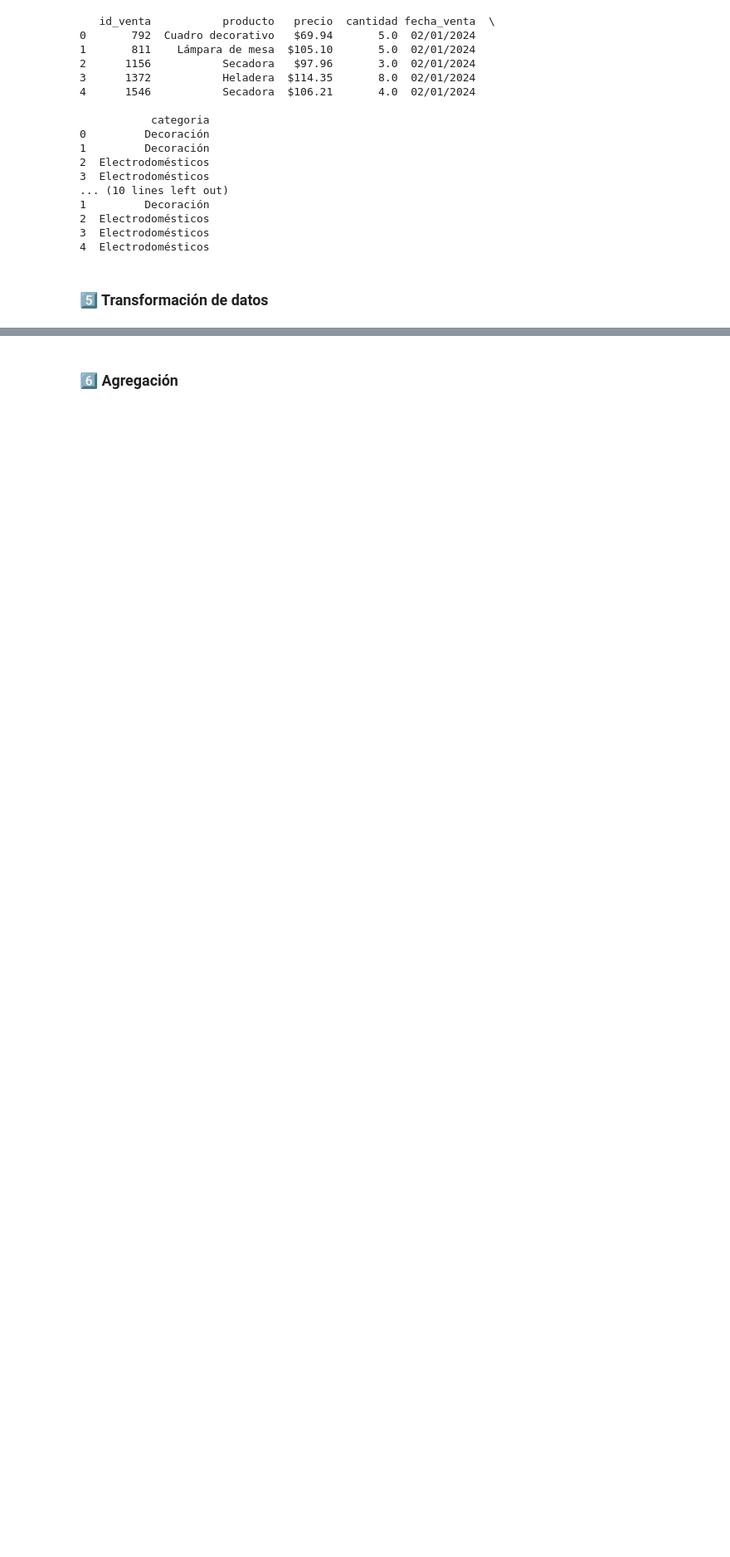
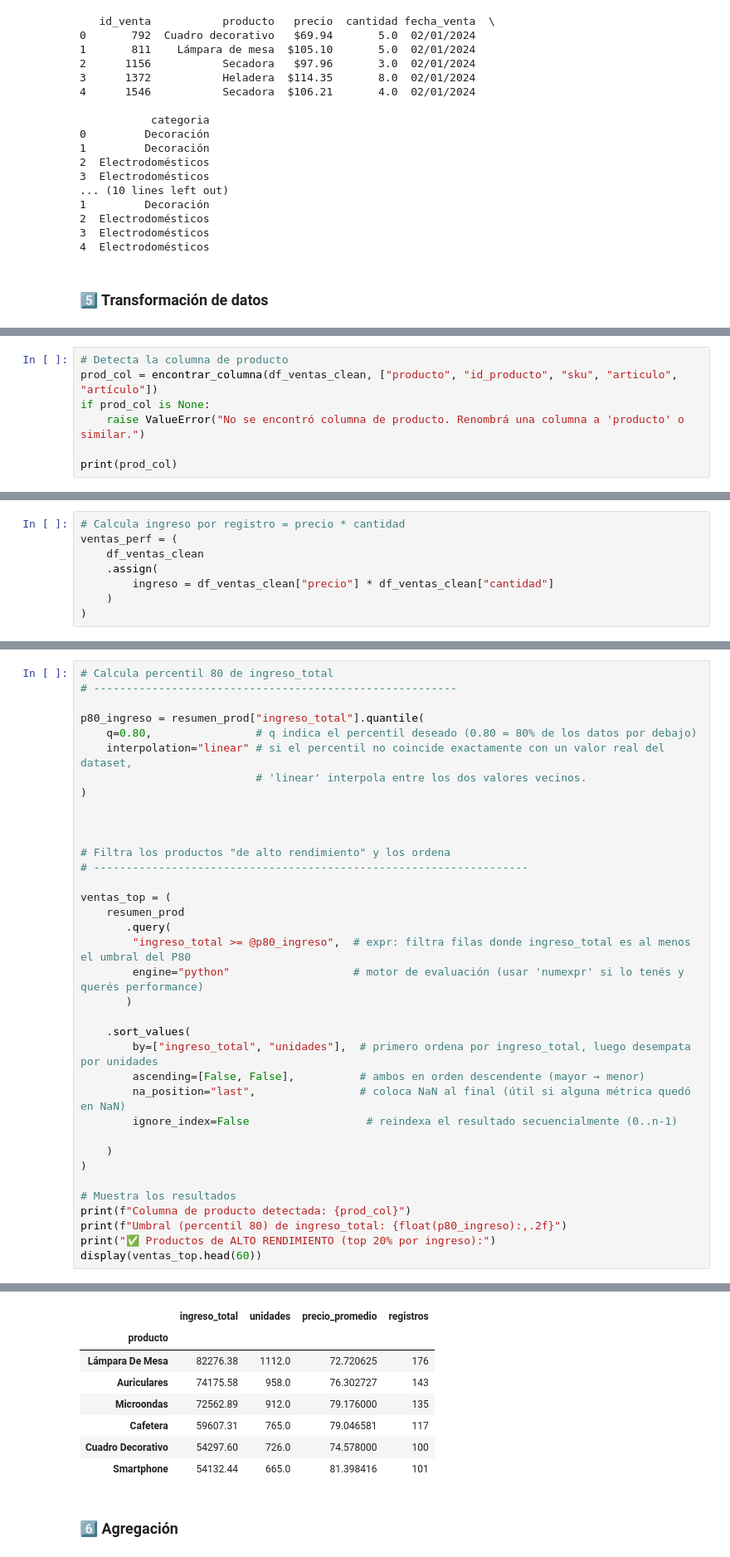
Before and after one commit to Lisa-Acosta/pre_entrega_ciencia_de_datos, a Jupyter notebook: PreEntrega.ipynb, the cells around one changed output, grey strips where cells are left out. Shown: that part at 83% size. Drawn from its saved outputs; the diff is of its cells as text; blank space fills up the shorter version.

```diff
--- a/PreEntrega.ipynb
+++ b/PreEntrega.ipynb
@@ -429,0 +444,7 @@ print(df_ventas_clean.head(5))
+# %%
+# Detecta la columna de producto
+prod_col = encontrar_columna(df_ventas_clean, ["producto", "id_producto", "sku", "articulo", "artículo"])
+if prod_col is None:
+    raise ValueError("No se encontró columna de producto. Renombrá una columna a 'producto' o similar.")
+
+print(prod_col)
@@ -429,0 +453,8 @@ print(df_ventas_clean.head(5))
+# %%
+# Calcula ingreso por registro = precio * cantidad
+ventas_perf = (
+    df_ventas_clean
+    .assign(
+        ingreso = df_ventas_clean["precio"] * df_ventas_clean["cantidad"]
+    )
+)
@@ -429,0 +502,37 @@ print(df_ventas_clean.head(5))
+# %%
+# Calcula percentil 80 de ingreso_total
+# --------------------------------------------------------
+
+p80_ingreso = resumen_prod["ingreso_total"].quantile(
+    q=0.80,                # q indica el percentil deseado (0.80 = 80% de los datos por debajo)
+    interpolation="linear" # si el percentil no coincide exactamente con un valor real del dataset,
+                           # 'linear' interpola entre los dos valores vecinos.
+)
+
+
+
+# Filtra los productos "de alto rendimiento" y los ordena
+# -------------------------------------------------------------------
+
+ventas_top = (
+    resumen_prod
+       .query(
+        "ingreso_total >= @p80_ingreso",  # expr: filtra filas donde ingreso_total es al menos el umbral del P80
+        engine="python"                   # motor de evaluación (usar 'numexpr' si lo tenés y querés performance)
+       )
+
+    .sort_values(
+        by=["ingreso_total", "unidades"],  # primero ordena por ingreso_total, luego desempata por unidades
+        ascending=[False, False],          # ambos en orden descendente (mayor → menor)
+        na_position="last",                # coloca NaN al final (útil si alguna métrica quedó en NaN)
+        ignore_index=False                  # reindexa el resultado secuencialmente (0..n-1)
+
+    )
+)
+
+# Muestra los resultados
+print(f"Columna de producto detectada: {prod_col}")
+print(f"Umbral (percentil 80) de ingreso_total: {float(p80_ingreso):,.2f}")
+print("✅ Productos de ALTO RENDIMIENTO (top 20% por ingreso):")
+display(ventas_top.head(60))
+# %% [output]
@@ -430,3 +542,11 @@ print(df_ventas_clean.head(5))
+|  | ingreso_total | unidades | precio_promedio | registros |
+| producto |  |  |  |  |
+| Lámpara De Mesa | 82276.38 | 1112.0 | 72.720625 | 176 |
+| Auriculares | 74175.58 | 958.0 | 76.302727 | 143 |
+| Microondas | 72562.89 | 912.0 | 79.176000 | 135 |
+| Cafetera | 59607.31 | 765.0 | 79.046581 | 117 |
+| Cuadro Decorativo | 54297.60 | 726.0 | 74.578000 | 100 |
+| Smartphone | 54132.44 | 665.0 | 81.398416 | 101 |
 # %% [markdown]
 ### 6️⃣ Agregación
 # %%
```
Also changed, not shown: parts of 7 cells of this notebook.
